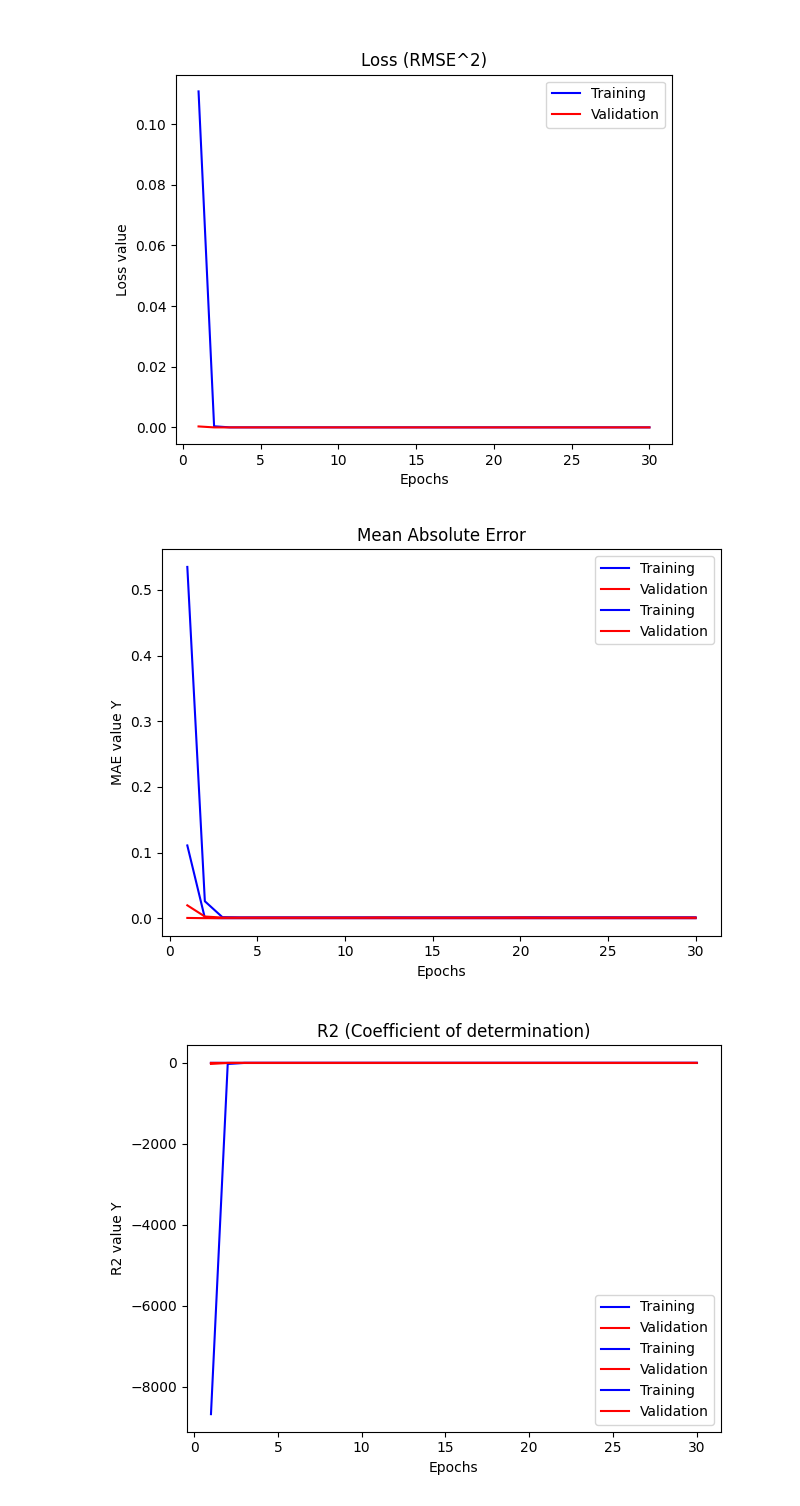
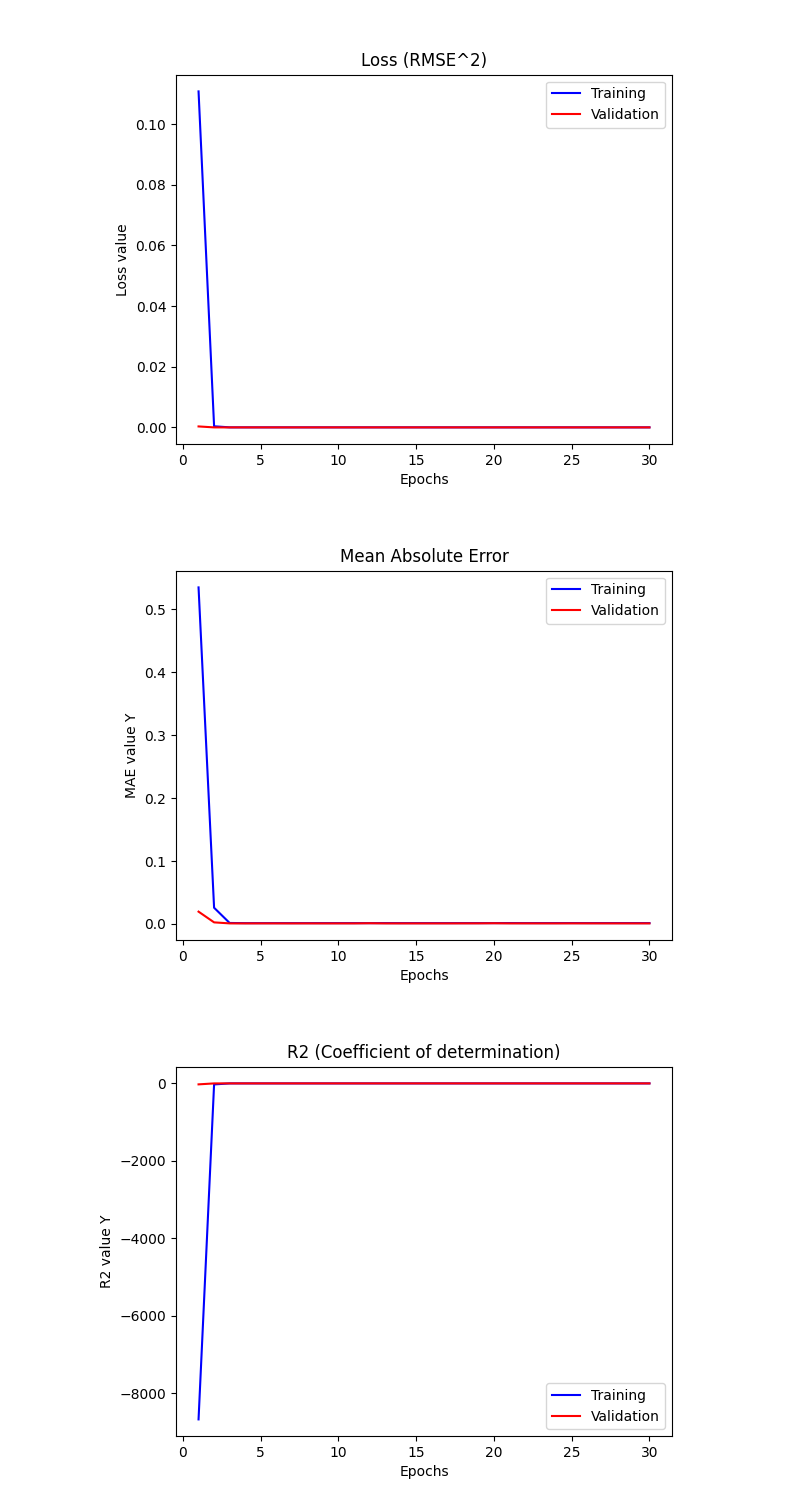
Before and after one commit to cybernetic-m/eai-project, a Jupyter notebook: notebook_exam_test.ipynb, the cells around one changed output. Drawn from its saved outputs; the diff is of its cells as text; code cells hidden in the pictures.

```diff
--- a/notebook_exam_test.ipynb
+++ b/notebook_exam_test.ipynb
@@ -193,44 +165,45 @@ if train_val:
     # Initialize a list of epochs [1,2,3, ...] for the plots x-axis
     epochs = [i for i in range(1, hyperparams['num_epochs']+1)]
 
+    fig2, ax2 = plt.subplots()
 
-    plt.plot(epochs, [mae[1] for mae in train_metrics['mae']], label='Training', color='b')
-    plt.plot(epochs, [mae[1] for mae in valid_metrics['mae']], label='Validation', color='r')
-    plt.title('Mean Absolute Error')
-    plt.xlabel('Epochs')
-    plt.ylabel('MAE value Y')
-    plt.legend()
+    ax2.plot(epochs, [mae[1] for mae in train_metrics['mae']], label='Training', color='b')
+    ax2.plot(epochs, [mae[1] for mae in valid_metrics['mae']], label='Validation', color='r')
+    ax2.set_title('Mean Absolute Error')
+    ax2.set_xlabel('Epochs')
+    ax2.set_ylabel('MAE value Y')
+    ax2.legend()
 
-    plt.tight_layout()  # This helps to prevent overlapping of subplots
     plt.savefig(path + '/mae')  # Save the figure to the specified path
     plt.show()
 # %% [output]
-[figure, old version]
+[figure, new version]
 # %%
 if train_val:
     path = prefix + result_path  # type ./results/ensemble_batch_256
 
     # Load the dictionaries
     with open (path + '/train_metrics.json', 'r') as f:
         train_metrics = json.load(f)
     with open (path + '/valid_metrics.json', 'r') as f:
         valid_metrics = json.load(f)
 
     # Initialize a list of epochs [1,2,3, ...] for the plots x-axis
     epochs = [i for i in range(1, hyperparams['num_epochs']+1)]
 
-    plt.plot(epochs, [r2[1] for r2 in train_metrics['r2']], label='Training', color='b')
-    plt.plot(epochs, [r2[1] for r2 in valid_metrics['r2']], label='Validation', color='r')
-    plt.title('R2 (Coefficient of determination)')
-    plt.xlabel('Epochs')
-    plt.ylabel('R2 value Y')
+    fig3, ax3 = plt.subplots()
+
+    ax3.plot(epochs, [r2[1] for r2 in train_metrics['r2']], label='Training', color='b')
+    ax3.plot(epochs, [r2[1] for r2 in valid_metrics['r2']], label='Validation', color='r')
+    ax3.set_title('R2 (Coefficient of determination)')
+    ax3.set_xlabel('Epochs')
+    ax3.set_ylabel('R2 value Y')
     plt.legend()
 
-    plt.tight_layout()  # This helps to prevent overlapping of subplots
     plt.savefig(path + '/r2')  # Save the figure to the specified path
     plt.show()
 # %% [output]
-[figure, old version]
+[figure, new version]
 # %%
 path = prefix + result_path
 
```
Also changed, not shown: parts of 8 cells of this notebook.
